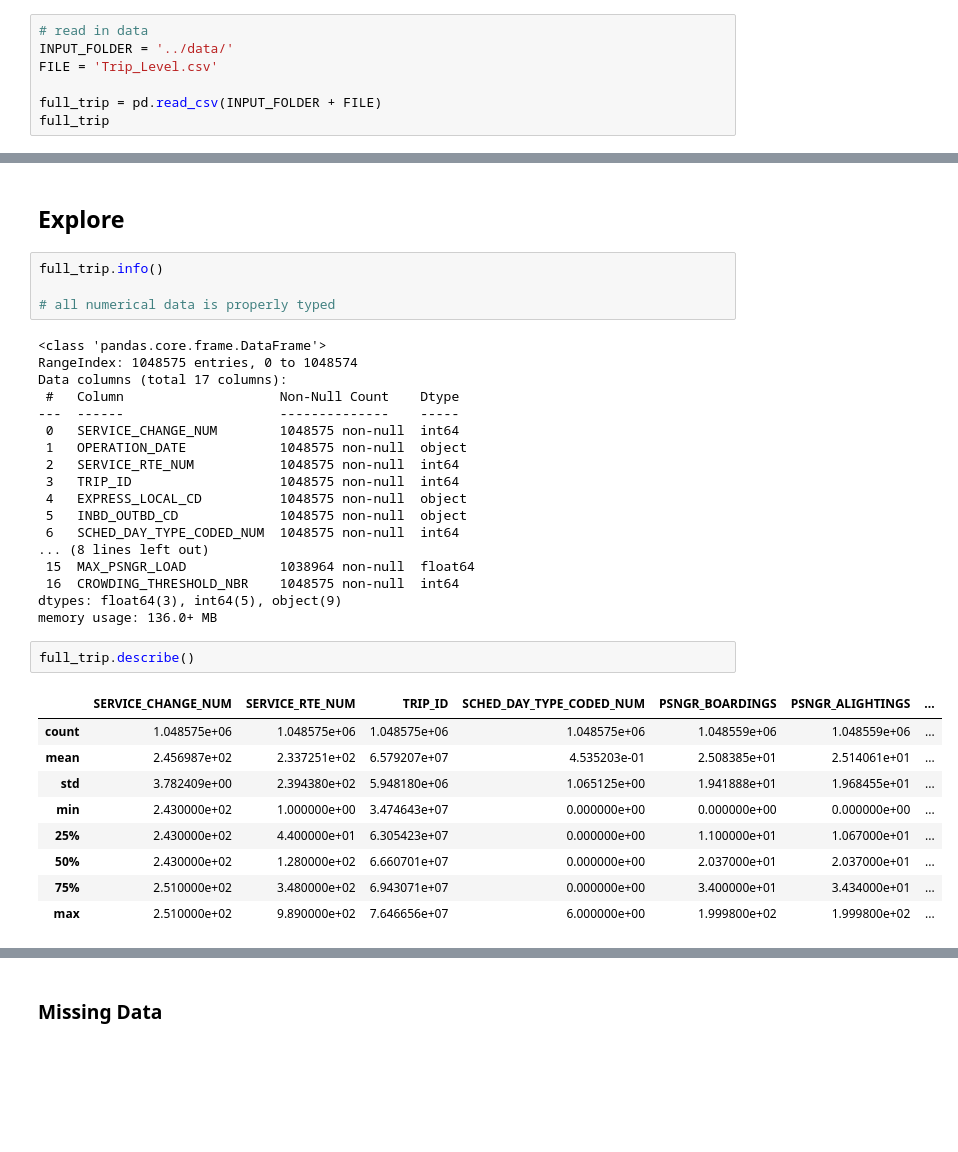
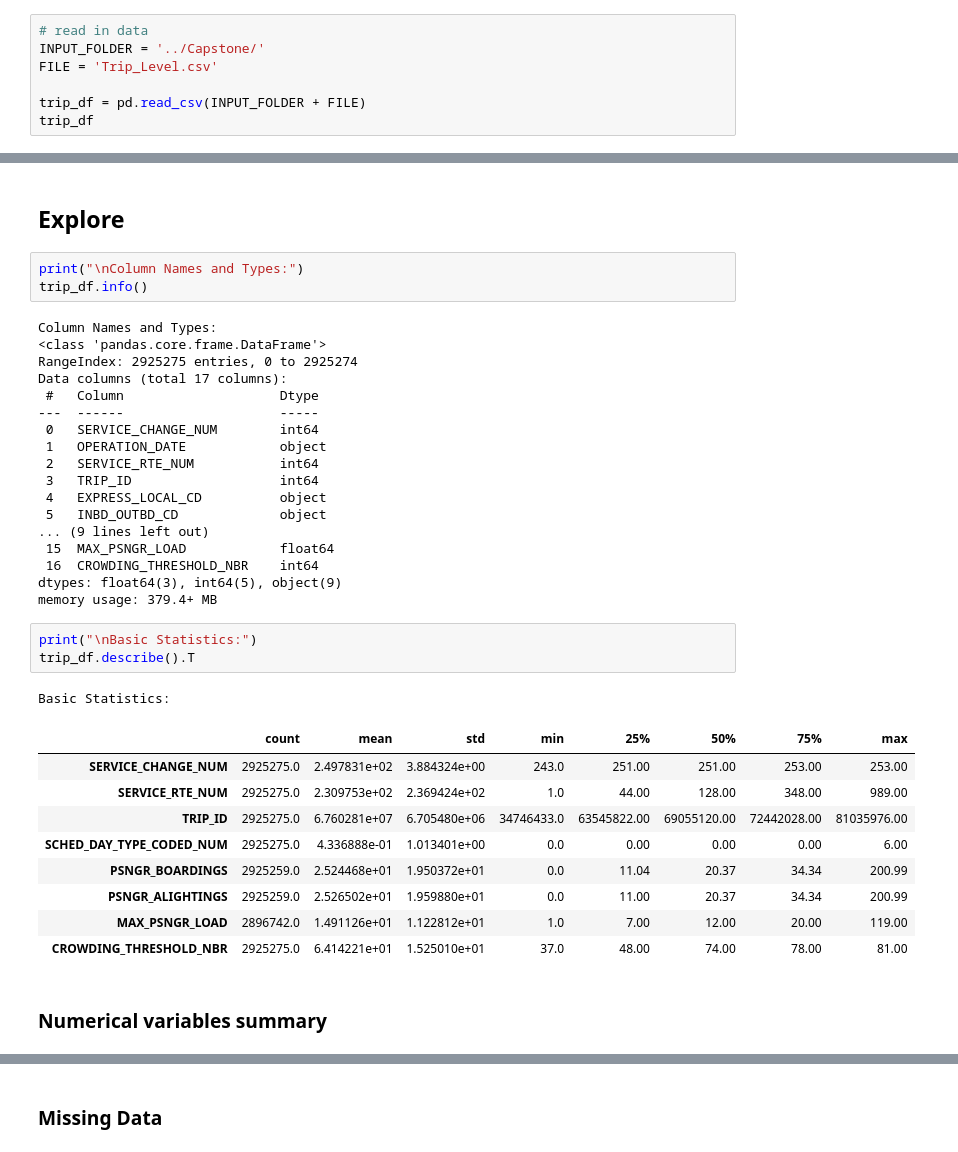
Before and after one commit to ARena18/DS_Capstone_Team2, a Jupyter notebook: processing/trip_analysis.ipynb, the cells around one changed output, grey strips where cells are left out. Saved outputs shown, nothing was run; the diff lists cells and outputs as text; blank space fills up the shorter version.

```diff
--- a/processing/trip_analysis.ipynb
+++ b/processing/trip_analysis.ipynb
@@ -10,9 +11,9 @@ import matplotlib.pyplot as plt
 # %%
 # read in data
-INPUT_FOLDER = '../data/'
+INPUT_FOLDER = '../Capstone/'
 FILE = 'Trip_Level.csv'
 
-full_trip = pd.read_csv(INPUT_FOLDER + FILE)
-full_trip
+trip_df = pd.read_csv(INPUT_FOLDER + FILE)
+trip_df
 # %% [output]
 |  | SERVICE_CHANGE_NUM | OPERATION_DATE | SERVICE_RTE_NUM | TRIP_ID | EXPRESS_LOCAL_CD | INBD_OUTBD_CD | ... |
@@ -31,37 +32,40 @@ full_trip
 # %% [markdown]
 ## Explore
 # %%
-full_trip.info()
-
-# all numerical data is properly typed
+print("\nColumn Names and Types:")
+trip_df.info()
 # %% [output]
+Column Names and Types:
 <class 'pandas.core.frame.DataFrame'>
-RangeIndex: 1048575 entries, 0 to 1048574
+RangeIndex: 2925275 entries, 0 to 2925274
 Data columns (total 17 columns):
- #   Column                    Non-Null Count    Dtype
----  ------                    --------------    -----
- 0   SERVICE_CHANGE_NUM        1048575 non-null  int64
- 1   OPERATION_DATE            1048575 non-null  object
- 2   SERVICE_RTE_NUM           1048575 non-null  int64
- 3   TRIP_ID                   1048575 non-null  int64
- 4   EXPRESS_LOCAL_CD          1048575 non-null  object
- 5   INBD_OUTBD_CD             1048575 non-null  object
- 6   SCHED_DAY_TYPE_CODED_NUM  1048575 non-null  int64
-... (8 lines left out)
- 15  MAX_PSNGR_LOAD            1038964 non-null  float64
- 16  CROWDING_THRESHOLD_NBR    1048575 non-null  int64
+ #   Column                    Dtype
+---  ------                    -----
+ 0   SERVICE_CHANGE_NUM        int64
+ 1   OPERATION_DATE            object
+ 2   SERVICE_RTE_NUM           int64
+ 3   TRIP_ID                   int64
+ 4   EXPRESS_LOCAL_CD          object
+ 5   INBD_OUTBD_CD             object
+... (9 lines left out)
+ 15  MAX_PSNGR_LOAD            float64
+ 16  CROWDING_THRESHOLD_NBR    int64
 dtypes: float64(3), int64(5), object(9)
-memory usage: 136.0+ MB
+memory usage: 379.4+ MB
 # %%
-full_trip.describe()
+print("\nBasic Statistics:")
+trip_df.describe().T
 # %% [output]
+Basic Statistics:
-|  | SERVICE_CHANGE_NUM | SERVICE_RTE_NUM | TRIP_ID | SCHED_DAY_TYPE_CODED_NUM | PSNGR_BOARDINGS | PSNGR_ALIGHTINGS | ... |
-| count | 1.048575e+06 | 1.048575e+06 | 1.048575e+06 | 1.048575e+06 | 1.048559e+06 | 1.048559e+06 | ... |
-| mean | 2.456987e+02 | 2.337251e+02 | 6.579207e+07 | 4.535203e-01 | 2.508385e+01 | 2.514061e+01 | ... |
-| std | 3.782409e+00 | 2.394380e+02 | 5.948180e+06 | 1.065125e+00 | 1.941888e+01 | 1.968455e+01 | ... |
-| min | 2.430000e+02 | 1.000000e+00 | 3.474643e+07 | 0.000000e+00 | 0.000000e+00 | 0.000000e+00 | ... |
-| 25% | 2.430000e+02 | 4.400000e+01 | 6.305423e+07 | 0.000000e+00 | 1.100000e+01 | 1.067000e+01 | ... |
-| 50% | 2.430000e+02 | 1.280000e+02 | 6.660701e+07 | 0.000000e+00 | 2.037000e+01 | 2.037000e+01 | ... |
-| 75% | 2.510000e+02 | 3.480000e+02 | 6.943071e+07 | 0.000000e+00 | 3.400000e+01 | 3.434000e+01 | ... |
-| max | 2.510000e+02 | 9.890000e+02 | 7.646656e+07 | 6.000000e+00 | 1.999800e+02 | 1.999800e+02 | ... |
+|  | count | mean | std | min | 25% | 50% | 75% | max |
+| SERVICE_CHANGE_NUM | 2925275.0 | 2.497831e+02 | 3.884324e+00 | 243.0 | 251.00 | 251.00 | 253.00 | 253.00 |
+| SERVICE_RTE_NUM | 2925275.0 | 2.309753e+02 | 2.369424e+02 | 1.0 | 44.00 | 128.00 | 348.00 | 989.00 |
+| TRIP_ID | 2925275.0 | 6.760281e+07 | 6.705480e+06 | 34746433.0 | 63545822.00 | 69055120.00 | 72442028.00 | 81035976.00 |
+| SCHED_DAY_TYPE_CODED_NUM | 2925275.0 | 4.336888e-01 | 1.013401e+00 | 0.0 | 0.00 | 0.00 | 0.00 | 6.00 |
+| PSNGR_BOARDINGS | 2925259.0 | 2.524468e+01 | 1.950372e+01 | 0.0 | 11.04 | 20.37 | 34.34 | 200.99 |
+| PSNGR_ALIGHTINGS | 2925259.0 | 2.526502e+01 | 1.959880e+01 | 0.0 | 11.00 | 20.37 | 34.34 | 200.99 |
+| MAX_PSNGR_LOAD | 2896742.0 | 1.491126e+01 | 1.122812e+01 | 1.0 | 7.00 | 12.00 | 20.00 | 119.00 |
+| CROWDING_THRESHOLD_NBR | 2925275.0 | 6.414221e+01 | 1.525010e+01 | 37.0 | 48.00 | 74.00 | 78.00 | 81.00 |
+# %% [markdown]
+### Numerical variables summary
 # %%
```
Also changed, not shown: parts of 56 cells of this notebook, 3 other files.
